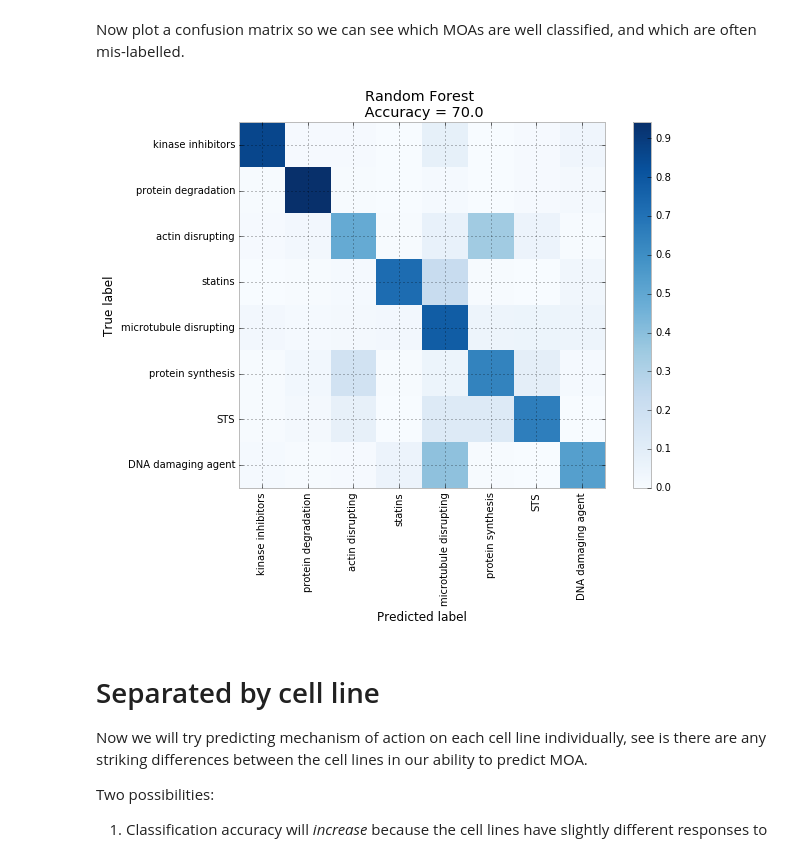
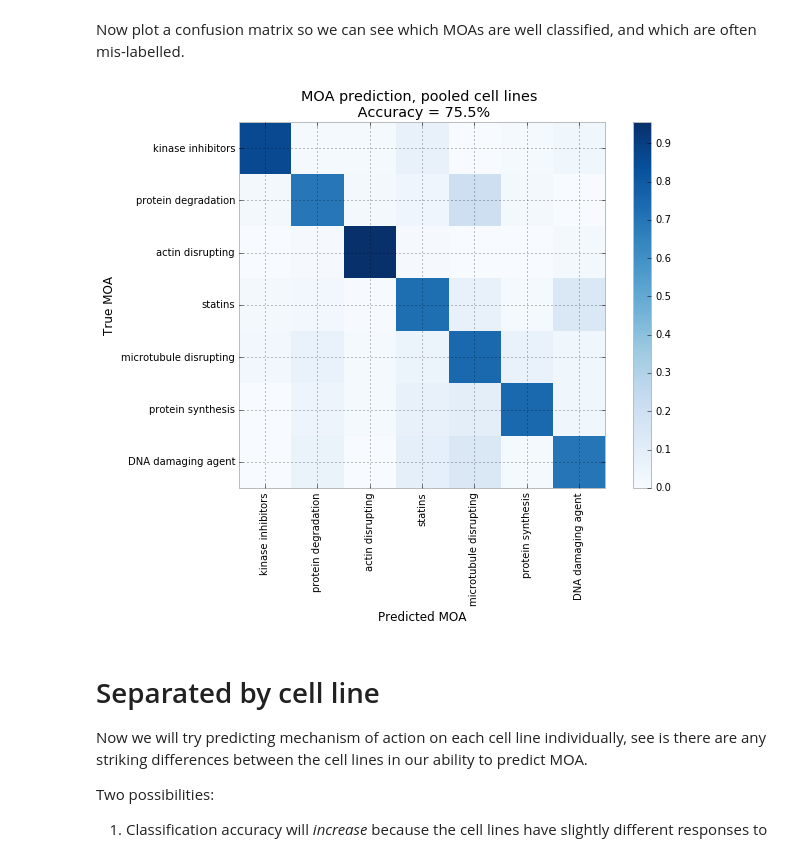
Before and after one commit to Swarchal/notebooks, a Jupyter notebook: 2016-05-18_test_MOA.ipynb, the cells around one changed output. Cells and saved outputs as stored; diff of their text form; code cells hidden in the pictures.

Commit message:
normalise and more summary plots

```diff
--- a/2016-05-18_test_MOA.ipynb
+++ b/2016-05-18_test_MOA.ipynb
@@ -8,10 +8,16 @@ Quick test to see if we can predict compound mechanism of action based on morpho
 from __future__ import division, print_function
 import pandas as pd
 import numpy as np
-from sklearn.ensemble import RandomForestClassifier
+import sklearn
+from sklearn import ensemble
+from sklearn import preprocessing
 from sklearn.cross_validation import train_test_split
 from sklearn.metrics import confusion_matrix
 import matplotlib.pyplot as plt
+
+print("sklearn version\t", sklearn.__version__)
+print("numpy version \t", np.__version__)
+print("pandas version \t", pd.__version__)
 
 # matplotlib setup
 %matplotlib inline
@@ -21,5 +27,6 @@ plt.style.use("bmh")
 url = "https://dl.dropboxusercontent.com/u/79810285/df_cell_subclass.csv"
 df = pd.read_csv(url)
 
-# remove DMSO rows from the data
+# remove controls and low concentrations from the data
 df = df[df.Metadata_compound != "DMSO"]
+df = df[df.Metadata_concentration >= 100]
@@ -61,6 +72,8 @@ feature_labels = pd.Categorical(feature_names).codes
 # feature data
 feature_data = [col for col in list(df.columns) if not col.startswith("Metadata")]
 feature_data = np.array(df[feature_data])
+# normalise feature data
+feature_data = preprocessing.scale(feature_data)
 # %% [markdown]
 Now we split the data into training and test sets, and train the random forest classifier on the training dataset.
 
@@ -72,41 +85,39 @@ data_train, data_test, label_train, label_test = train_test_split(
     feature_labels,
     test_size=0.33)
 
-clf = RandomForestClassifier(n_estimators=200,
-                             n_jobs=-1,
-                             min_samples_split=3,
-                             max_features=None)
+clf = ensemble.RandomForestClassifier(n_estimators=650,
+                                      n_jobs=-1,
+                                      min_samples_split=3,
+                                      max_features=0.8)
 clf.fit(data_train, label_train)
 predictions = clf.predict(data_test)
-
-correct = predictions == label_test
-perc_correct = sum(correct) / len(correct) * 100
+perc_correct = clf.score(data_test, label_test) * 100
 # %% [markdown]
 Now plot a confusion matrix so we can see which MOAs are well classified, and which are often mis-labelled.
 # %%
 def plot_confusion_matrix(cm, title='Confusion matrix', cmap=plt.cm.Blues):
     "Function to plot a confusion matrix"
     plt.imshow(cm, interpolation='nearest', cmap=cmap)
     plt.title(title)
     plt.colorbar()
     plt.tight_layout()
     tick_marks = np.arange(len(set(feature_names)))
     plt.xticks(tick_marks, set(feature_names), rotation = 90)
     plt.yticks(tick_marks, set(feature_names))
-    plt.ylabel('True label')
-    plt.xlabel('Predicted label')
+    plt.ylabel('True MOA')
+    plt.xlabel('Predicted MOA')
 
 
 cm = confusion_matrix(label_test, predictions)
 # normalise the confusion matrix to account for different sized groups
 cm_norm = cm.astype("float") / cm.sum(axis=1)[:, np.newaxis]
 
 plt.figure(figsize=(8,6))
 plot_confusion_matrix(cm_norm,
-                     title = "Random Forest \n Accuracy = %.1f" %perc_correct)
+                     title = "MOA prediction, pooled cell lines \n Accuracy = {0:.1f}%".format(perc_correct))
 plt.show()
 # %% [output]
-[figure, old version]
+[figure, new version]
 # %% [markdown]
 # Separated by cell line
 
```
Also changed, not shown: parts of 18 cells of this notebook.
